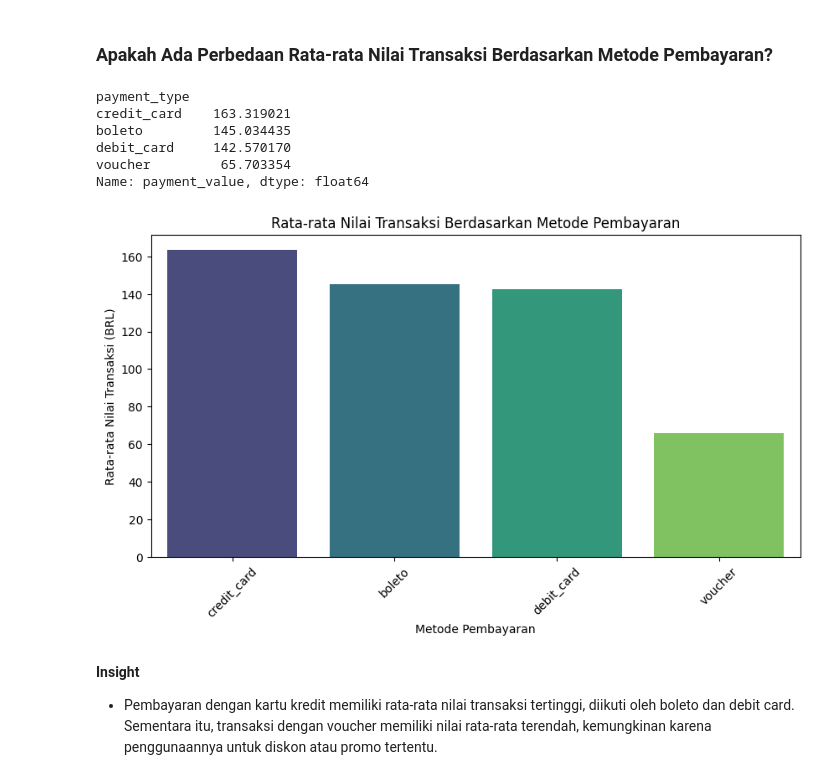
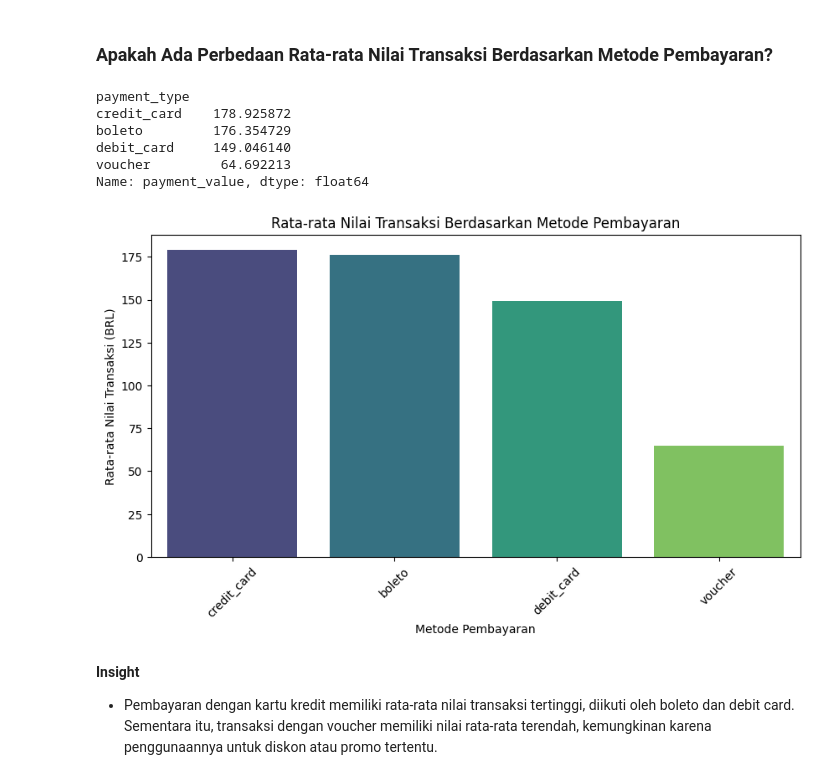
Before and after one commit to fhru/ecommerce-data-analyze, a Jupyter notebook: notebook.ipynb, the cells around one changed output. Cells and saved outputs as stored; diff of their text form; code cells hidden in the pictures.

```diff
--- a/notebook.ipynb
+++ b/notebook.ipynb
@@ -401,15 +425,14 @@ Tabel Revenue & Jumlah Order per Bulan:
 # %% [markdown]
 ### Tren Pejualan Bulanan
 # %%
-orders["month_year"] = orders["order_purchase_timestamp"].dt.to_period("M")
+all_df["month_year"] = all_df["order_purchase_timestamp"].dt.to_period("M")
 
 # Agregasi total pesanan per bulan
-monthly_sales = orders.groupby("month_year")["order_id"].count()
+monthly_sales = all_df.groupby("month_year")["order_id"].count()
 
 # Tampilkan tabel revenue dan jumlah order per bulan
 print("Jumlah Order per Bulan:\n")
 print(monthly_sales)
-
 
 plt.figure(figsize=(12,5))
 monthly_sales.plot(marker="o", color="blue")
@@ -512,10 +535,10 @@ Name: count, dtype: int64
 ### Distribusi Waktu Pengiriman dari Pembelian hingga Diterima (dalam Jam)
 # %%
 # Hitung waktu pengiriman dalam jam
-orders['delivery_hours'] = (orders['order_delivered_customer_date'] - orders['order_purchase_timestamp']).dt.total_seconds() / 3600
+all_df['delivery_hours'] = (all_df['order_delivered_customer_date'] - all_df['order_purchase_timestamp']).dt.total_seconds() / 3600
 
 plt.figure(figsize=(12, 6))
-sns.boxplot(x=orders["delivery_hours"], color="skyblue")
+sns.boxplot(x=all_df["delivery_hours"], color="skyblue")
 plt.xlabel("Waktu Pengiriman (jam)")
 plt.title("Boxplot Waktu Pengiriman")
 plt.grid(axis="x", linestyle="--", alpha=0.7)
@@ -568,10 +591,10 @@ Name: delivery_hours, dtype: float64
 ### Distribusi Perbedaan Waktu Pengiriman Dengan Estimasi
 # %%
 # Hitung selisih antara tanggal pengiriman aktual dan estimasi
-orders["delivery_days_diff"] = (orders["order_delivered_customer_date"] - orders["order_estimated_delivery_date"]).dt.days
+all_df["delivery_days_diff"] = (all_df["order_delivered_customer_date"] - all_df["order_estimated_delivery_date"]).dt.days
 
 plt.figure(figsize=(12, 6))
-sns.boxplot(x=orders["delivery_days_diff"], color="skyblue")
+sns.boxplot(x=all_df["delivery_days_diff"], color="skyblue")
 plt.xlabel("Hari Keterlambatan / Pengiriman Lebih Cepat")
 plt.title("Boxplot Perbedaan Waktu Pengiriman dengan Estimasi")
 plt.grid(axis="x", linestyle="--", alpha=0.7)
@@ -802,10 +810,10 @@ Rata-rata waktu pengiriman dari pembelian hingga diterima pelanggan: 10.56 hari
 ### Apakah Ada Pola Khusus dalam Jumlah Pesanan Berdasarkan Hari dalam Seminggu?
 # %%
 # Tambahkan kolom hari dalam seminggu
-orders['order_purchase_dayofweek'] = orders['order_purchase_timestamp'].dt.day_name()
+all_df['order_purchase_dayofweek'] = all_df['order_purchase_timestamp'].dt.day_name()
 
 # Hitung jumlah pesanan per hari dalam seminggu
-order_per_day = orders['order_purchase_dayofweek'].value_counts()
+order_per_day = all_df['order_purchase_dayofweek'].value_counts()
 
 # Urutkan sesuai urutan hari
 days_order = ["Monday", "Tuesday", "Wednesday", "Thursday", "Friday", "Saturday", "Sunday"]
@@ -840,24 +848,24 @@ plt.show()
 # %% [markdown]
 ### Apakah Ada Perbedaan Rata-rata Nilai Transaksi Berdasarkan Metode Pembayaran?
 # %%
-payment_avg = order_payments.groupby('payment_type')['payment_value'].mean().sort_values(ascending=False)
+payment_avg = all_df.groupby('payment_type')['payment_value'].mean().sort_values(ascending=False)
 print(payment_avg)
 
 plt.figure(figsize=(10, 5))
 sns.barplot(x=payment_avg.index, y=payment_avg.values, hue=payment_avg.index, palette='viridis', legend=False)
 plt.xlabel("Metode Pembayaran")
 plt.ylabel("Rata-rata Nilai Transaksi (BRL)")
 plt.title("Rata-rata Nilai Transaksi Berdasarkan Metode Pembayaran")
 plt.xticks(rotation=45)
 plt.show()
 # %% [output]
 payment_type
-credit_card    163.319021
-boleto         145.034435
-debit_card     142.570170
-voucher         65.703354
+credit_card    178.925872
+boleto         176.354729
+debit_card     149.046140
+voucher         64.692213
 Name: payment_value, dtype: float64
-[figure, old version]
+[figure, new version]
 # %% [markdown]
 **Insight**
 - Pembayaran dengan kartu kredit memiliki rata-rata nilai transaksi tertinggi, diikuti oleh boleto dan debit card. Sementara itu, transaksi dengan voucher memiliki nilai rata-rata terendah, kemungkinan karena penggunaannya untuk diskon atau promo tertentu.
```
Also changed, not shown: parts of 18 cells of this notebook, 2 other files.
